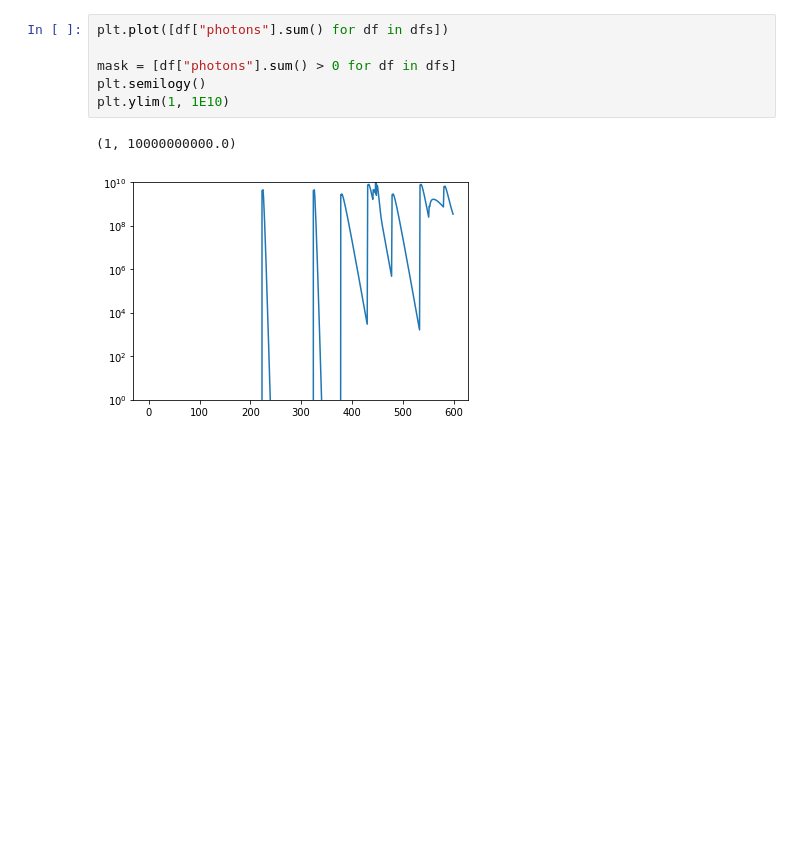
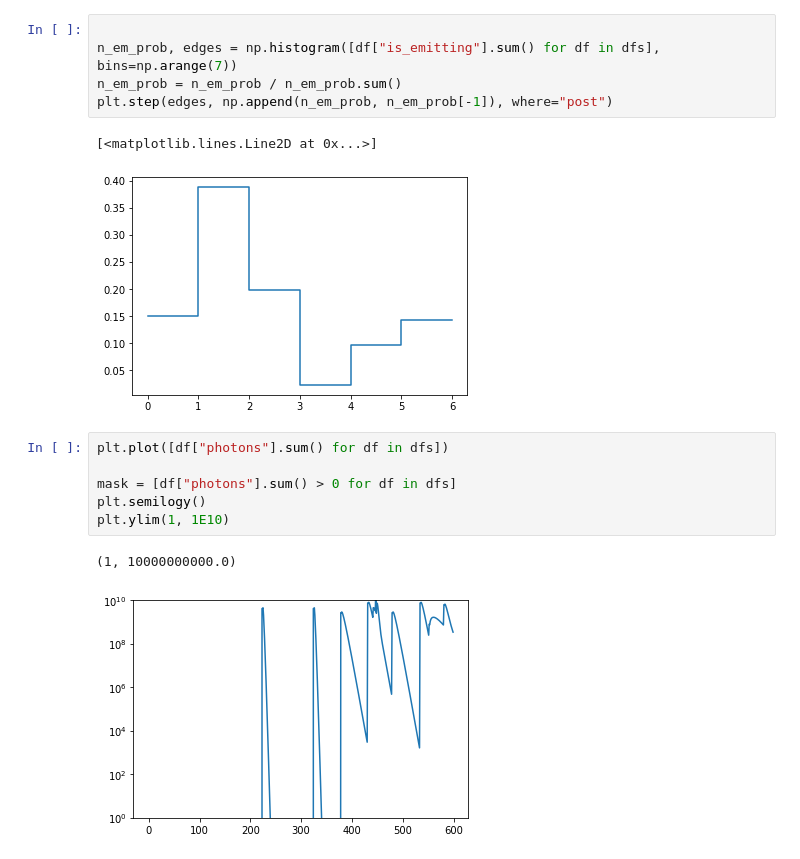
Before and after one commit to chrhck/gnn_testbed, a Jupyter notebook: biolumi_sims.ipynb, the cells around one changed output. Saved outputs shown, nothing was run; the diff lists cells and outputs as text; blank space fills up the shorter version.

```diff
--- a/biolumi_sims.ipynb
+++ b/biolumi_sims.ipynb
@@ -25,3 +41,11 @@ plt.plot([df["is_emitting"].sum() for df in dfs])
+# %%
+
+n_em_prob, edges = np.histogram([df["is_emitting"].sum() for df in dfs], bins=np.arange(7))
+n_em_prob = n_em_prob / n_em_prob.sum()
+plt.step(edges, np.append(n_em_prob, n_em_prob[-1]), where="post")
+# %% [output]
+[<matplotlib.lines.Line2D at 0x...>]
+[figure, added]
 # %%
 plt.plot([df["photons"].sum() for df in dfs])
 
```
Also changed, not shown: parts of 17 cells of this notebook.
